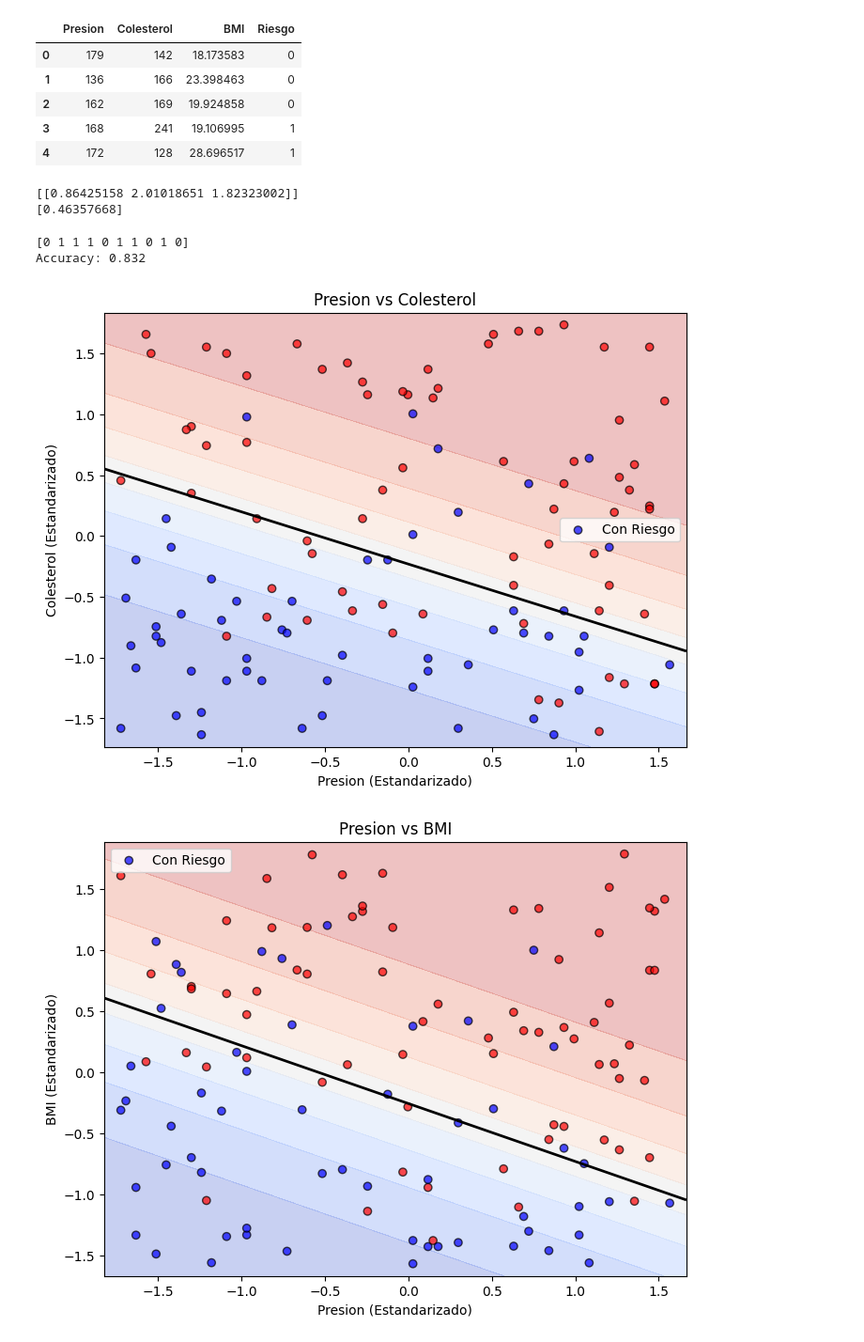
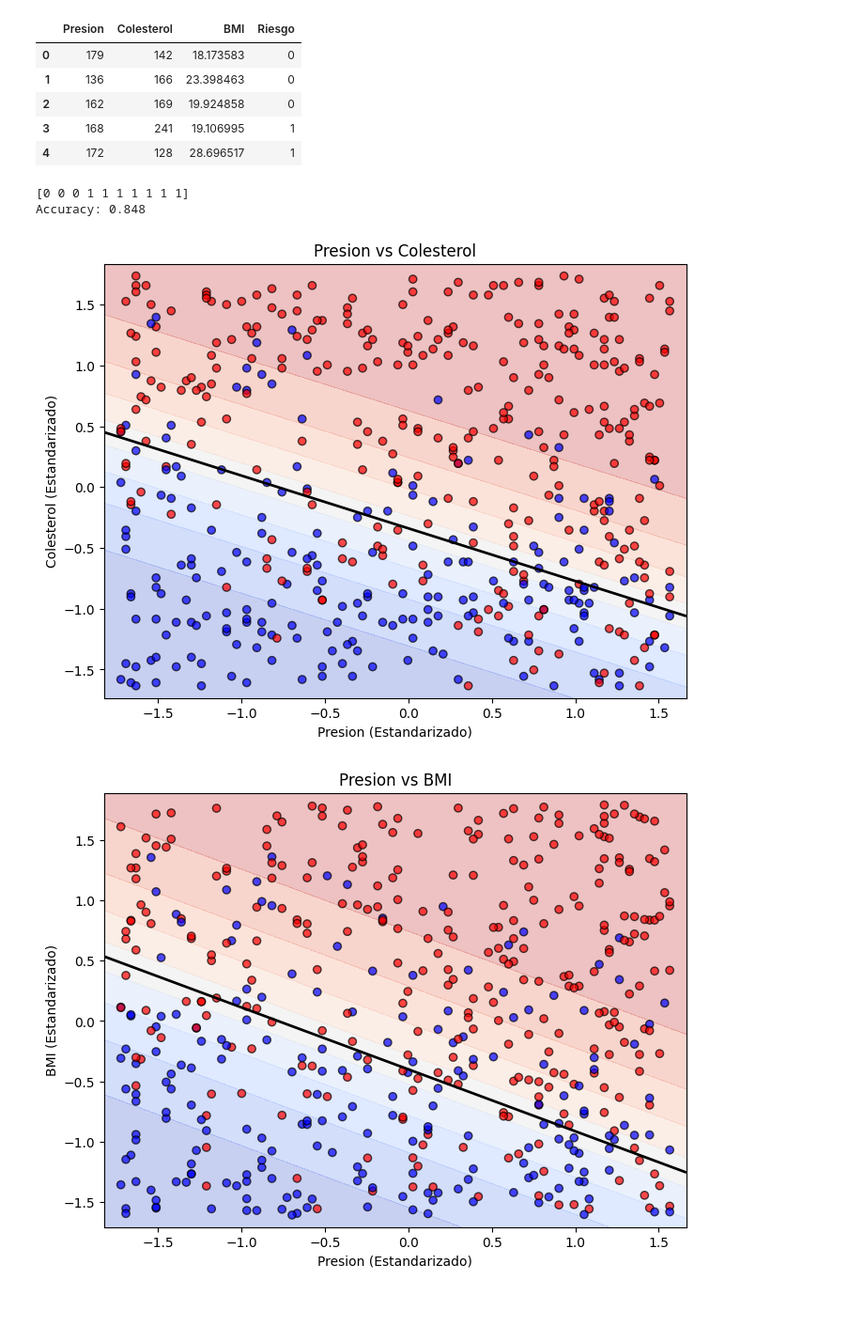
Before and after one commit to BoolDan/AA2025, a Jupyter notebook: Practica_2_Ricards/practica_2_B.ipynb, the cells around one changed output. Shown at 94% size. Saved outputs shown, nothing was run; the diff lists cells and outputs as text; code cells hidden in the pictures; blank space fills up the shorter version.

```diff
--- a/Practica_2_Ricards/practica_2_B.ipynb
+++ b/Practica_2_Ricards/practica_2_B.ipynb
@@ -61,12 +71,13 @@ df_std.head()
 # %%
-def calculate_risk(p, c, bmi):
-    return sum([
-        (p < 100) + (121 <= p <= 140) + 2 * (p > 140),
-        (180 <= c <= 200) + 2 * (c > 200),
-        (25 <= bmi <= 30) + 2 * (bmi > 30)
-    ])
+def calcular_riesgo(presion, colesterol, bmi):
+  return sum([
+    (presion < 100) + (121 <= presion <= 140) + 2 * (presion > 140),
+    (180 <= colesterol <= 200) + 2 * (colesterol > 200),
+    (25 <= bmi <= 30) + 2 * (bmi > 30)
+  ])
 
-df['Riesgo'] = df.apply(lambda row: calculate_risk(row['Presion'], row['Colesterol'], row['BMI']), axis=1)
+# comprobamos si la suma total de factores resulta en riesgo de prblemas vasculares
+df['Riesgo'] = df.apply(lambda row: calcular_riesgo(row['Presion'], row['Colesterol'], row['BMI']), axis=1)
 df['Riesgo'] = (df['Riesgo'] >= 3).astype(int)
 df.head()
 # %% [output]
@@ -172,7 +214,6 @@ def plot_regression_logistica(model, X_test, y_pred):
     plt.xlabel(f'{x_label} (Estandarizado)')
     plt.ylabel(f'{y_label} (Estandarizado)')
     plt.title(f'{x_label} vs {y_label}')
-    plt.legend(['Con Riesgo'])
     plt.show()
 
 plot_regression_logistica(model, X_test, y_pred)
@@ -185,6 +228,6 @@ Entrenamos con el conjunto de 500 personas
 # %%
 # generamos nuevo dataset
-presion, colesterol, bmi = generate_data(n_samples=500)
+presion, colesterol, bmi = generar_data(500)
 
 df_2 = pd.DataFrame({'Presion': presion, 'Colesterol': colesterol, 'BMI': bmi})
 df_2.head()
@@ -228,31 +264,20 @@ X_train_2, X_test_2, y_train_2, y_test_2 = train_test_split(data_2_scaled, y, te
-# %%
-from sklearn.linear_model import LogisticRegression
-
-# entrenar model nuevo
-model_2 = LogisticRegression()
-model_2.fit(X_train_2, y_train_2)
-
-# summary de model
-print(model_2.coef_)
-print(model_2.intercept_)
-# %% [output]
-[[0.86425158 2.01018651 1.82323002]]
-[0.46357668]
 # %%
 from sklearn.metrics import accuracy_score
 
+y = df_2['Riesgo']
+
 # predicciones
-y_pred_2 = model_2.predict(X_test_2)
+y_pred_2 = model.predict(data_2_scaled)
 print(y_pred_2[:10])
 
 # precision de predicciones
-accuracy = accuracy_score(y_test_2, y_pred_2)
+accuracy = accuracy_score(y, y_pred_2)
 print(f"Accuracy: {accuracy}")
 # %% [output]
-[0 1 1 1 0 1 1 0 1 0]
-Accuracy: 0.832
+[0 0 0 1 1 1 1 1 1 1]
+Accuracy: 0.848
 # %%
-plot_regression_logistica(model_2, X_test_2, y_pred_2)
+plot_regression_logistica(model, data_2_scaled, y_pred_2)
 # %% [output]
-[figure, old version]
+[figure, new version]
-[figure, old version]
+[figure, new version]
```
Also changed, not shown: parts of 18 cells of this notebook.
